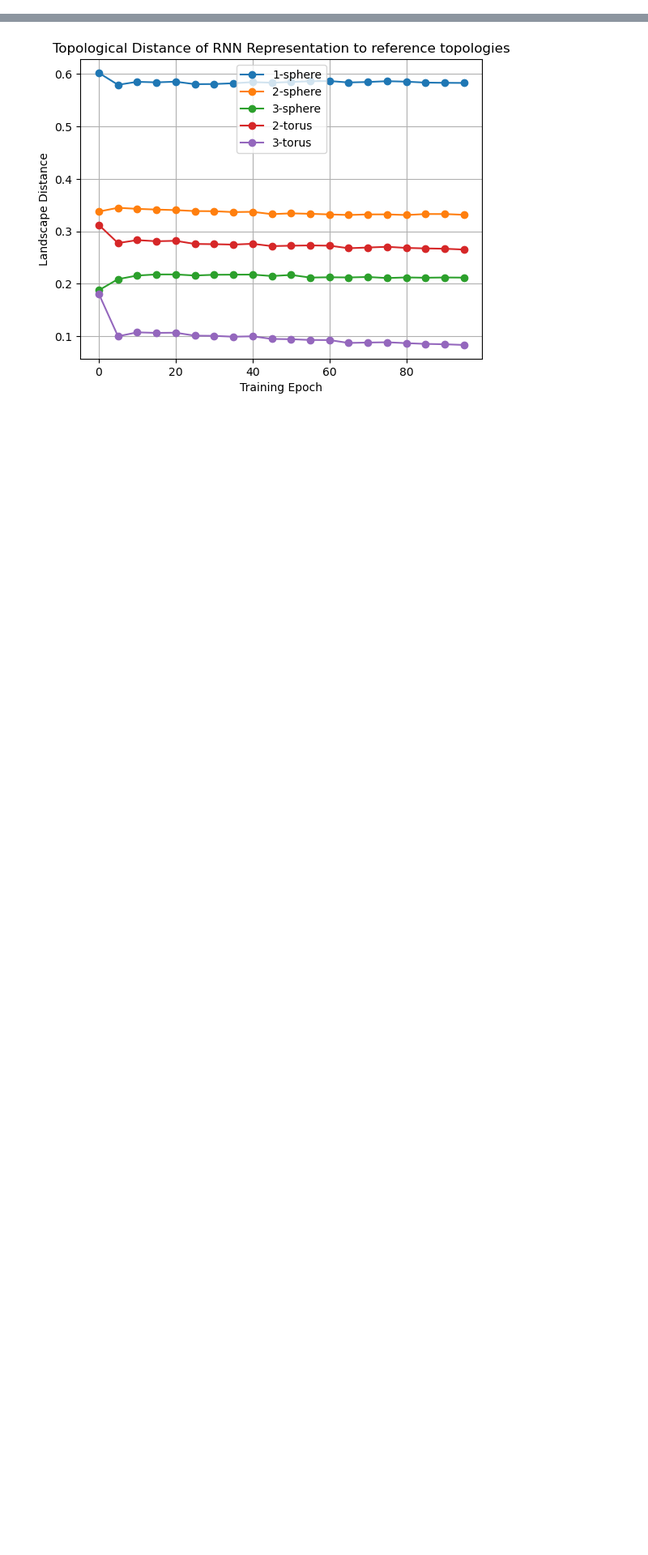
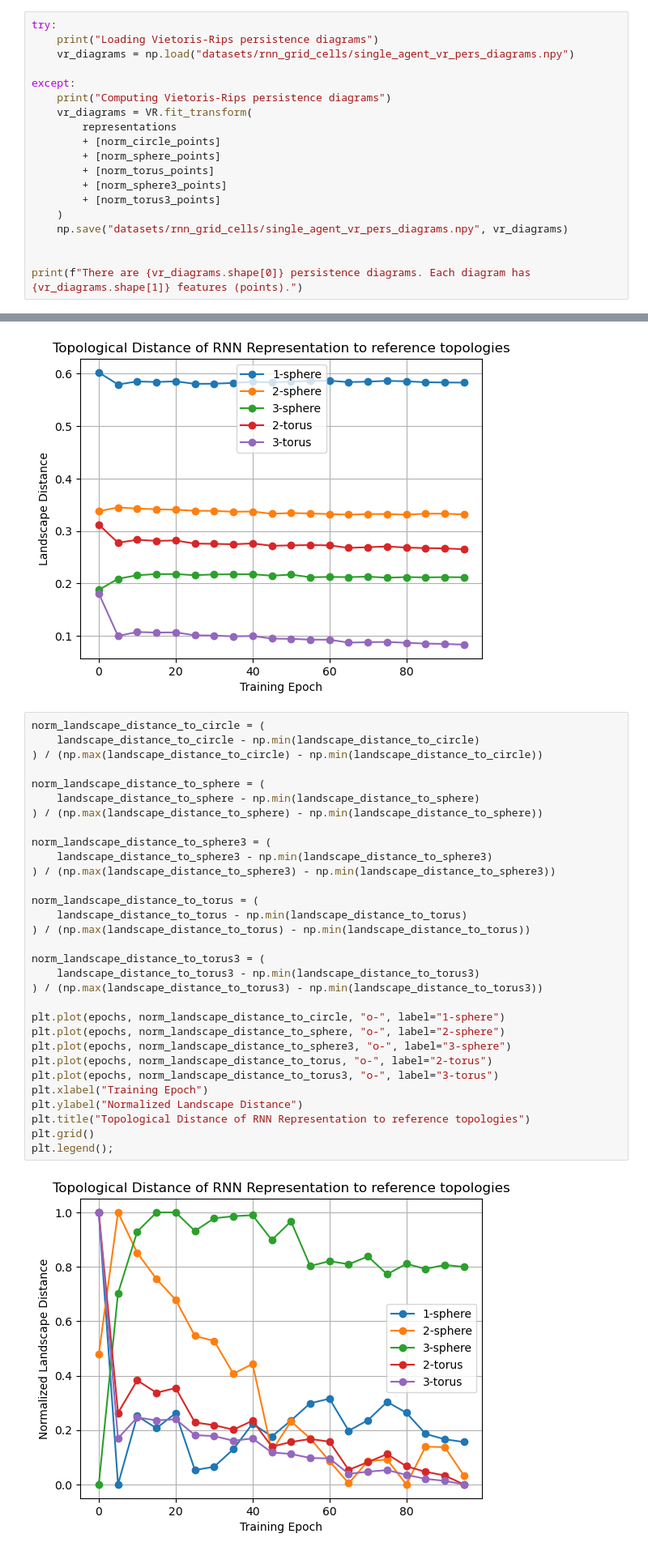
Before and after one commit to geometric-intelligence/neurometry, a Jupyter notebook: notebooks/10_application_rnns_grid_cells.ipynb, the cells around one changed output, grey strips where cells are left out. Shown at 81% size. Drawn from its saved outputs; the diff is of its cells as text; blank space fills up the shorter version.

```diff
--- a/notebooks/10_application_rnns_grid_cells.ipynb
+++ b/notebooks/10_application_rnns_grid_cells.ipynb
@@ -210,0 +204,19 @@ np.save("datasets/rnn_grid_cells/single_agent_vr_pers_diagrams.npy", vr_diagrams
+# %%
+try:
+    print("Loading Vietoris-Rips persistence diagrams")
+    vr_diagrams = np.load("datasets/rnn_grid_cells/single_agent_vr_pers_diagrams.npy")
+
+except:
+    print("Computing Vietoris-Rips persistence diagrams")
+    vr_diagrams = VR.fit_transform(
+        representations
+        + [norm_circle_points]
+        + [norm_sphere_points]
+        + [norm_torus_points]
+        + [norm_sphere3_points]
+        + [norm_torus3_points]
+    )
+    np.save("datasets/rnn_grid_cells/single_agent_vr_pers_diagrams.npy", vr_diagrams)
+
+
+print(f"There are {vr_diagrams.shape[0]} persistence diagrams. Each diagram has {vr_diagrams.shape[1]} features (points).")
@@ -232,6 +270,39 @@ plt.grid()
 plt.legend();
 # %% [output]
 [figure]
+# %%
+norm_landscape_distance_to_circle = (
+    landscape_distance_to_circle - np.min(landscape_distance_to_circle)
+) / (np.max(landscape_distance_to_circle) - np.min(landscape_distance_to_circle))
+
+norm_landscape_distance_to_sphere = (
+    landscape_distance_to_sphere - np.min(landscape_distance_to_sphere)
+) / (np.max(landscape_distance_to_sphere) - np.min(landscape_distance_to_sphere))
+
+norm_landscape_distance_to_sphere3 = (
+    landscape_distance_to_sphere3 - np.min(landscape_distance_to_sphere3)
+) / (np.max(landscape_distance_to_sphere3) - np.min(landscape_distance_to_sphere3))
+
+norm_landscape_distance_to_torus = (
+    landscape_distance_to_torus - np.min(landscape_distance_to_torus)
+) / (np.max(landscape_distance_to_torus) - np.min(landscape_distance_to_torus))
+
+norm_landscape_distance_to_torus3 = (
+    landscape_distance_to_torus3 - np.min(landscape_distance_to_torus3)
+) / (np.max(landscape_distance_to_torus3) - np.min(landscape_distance_to_torus3))
+
+plt.plot(epochs, norm_landscape_distance_to_circle, "o-", label="1-sphere")
+plt.plot(epochs, norm_landscape_distance_to_sphere, "o-", label="2-sphere")
+plt.plot(epochs, norm_landscape_distance_to_sphere3, "o-", label="3-sphere")
+plt.plot(epochs, norm_landscape_distance_to_torus, "o-", label="2-torus")
+plt.plot(epochs, norm_landscape_distance_to_torus3, "o-", label="3-torus")
+plt.xlabel("Training Epoch")
+plt.ylabel("Normalized Landscape Distance")
+plt.title("Topological Distance of RNN Representation to reference topologies")
+plt.grid()
+plt.legend();
+# %% [output]
+[figure, added]
 # %%
 landscape_distance_to_torus_diff = (
     np.diff(landscape_distance_to_torus) / landscape_distance_to_torus[:-1]
```
Also changed, not shown: parts of 32 cells of this notebook.
